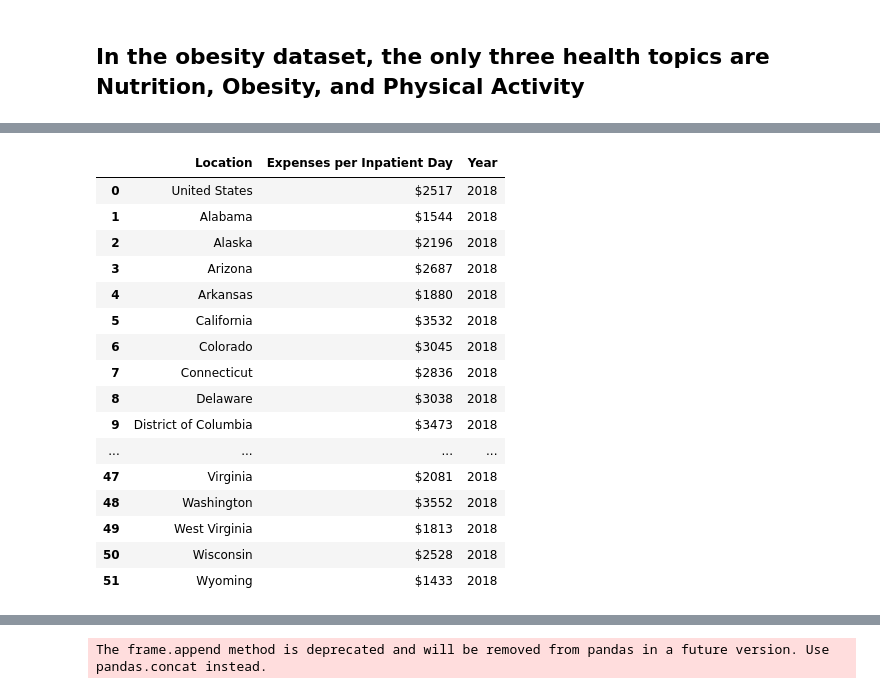
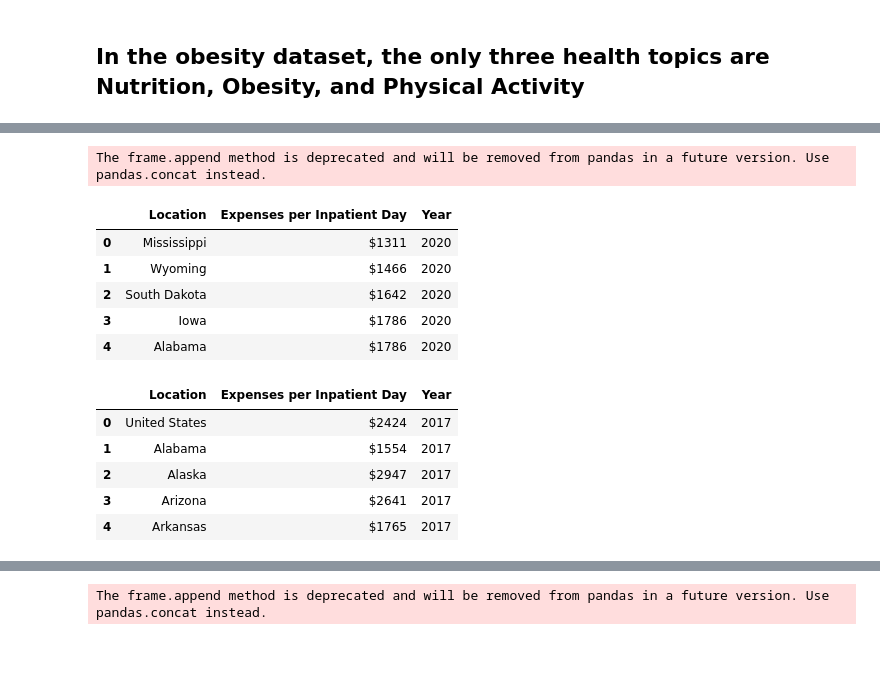
Before and after one commit to BartBachrach/Healthcare_Analysis, a Jupyter notebook: Analysis_Project/healthcare.ipynb, the cells around one changed output, grey strips where cells are left out. Cells and saved outputs as stored; diff of their text form; code cells hidden in the pictures; blank space fills up the shorter version.

```diff
--- a/Analysis_Project/healthcare.ipynb
+++ b/Analysis_Project/healthcare.ipynb
@@ -654,23 +651,23 @@ hcpid_2019_df
+# %%
+b = a.append(hcpid_2018_df)
+b.head()
+# %% [output]
+The frame.append method is deprecated and will be removed from pandas in a future version. Use pandas.concat instead.
+|  | Location | Expenses per Inpatient Day | Year |
+| 0 | Mississippi | $1311 | 2020 |
+| 1 | Wyoming | $1466 | 2020 |
+| 2 | South Dakota | $1642 | 2020 |
+| 3 | Iowa | $1786 | 2020 |
+| 4 | Alabama | $1786 | 2020 |
 # %%
-hcpid_2018 = pd.read_csv('/Users/adambachrach/Desktop/Tutoring_Activities/Analysis_Project/hospital_cost_per_inpatient_day_2018.csv')
-hcpid_2018_df = pd.DataFrame(hcpid_2018)
-hcpid_2018_df['Year'] = int(2018)
-hcpid_2018_df
+hcpid_2017 = pd.read_csv('/Users/adambachrach/Desktop/Healthcare_Analysis/Analysis_Project/hospital_cost_per_inpatient_day_2017.csv')
+hcpid_2017_df = pd.DataFrame(hcpid_2017)
+hcpid_2017_df['Year'] = int(2017)
+hcpid_2017_df.head()
 # %% [output]
 |  | Location | Expenses per Inpatient Day | Year |
-| 0 | United States | $2517 | 2018 |
-| 1 | Alabama | $1544 | 2018 |
-| 2 | Alaska | $2196 | 2018 |
-| 3 | Arizona | $2687 | 2018 |
-| 4 | Arkansas | $1880 | 2018 |
-| 5 | California | $3532 | 2018 |
-| 6 | Colorado | $3045 | 2018 |
-| 7 | Connecticut | $2836 | 2018 |
-| 8 | Delaware | $3038 | 2018 |
-| 9 | District of Columbia | $3473 | 2018 |
-| ... | ... | ... | ... |
-| 47 | Virginia | $2081 | 2018 |
-| 48 | Washington | $3552 | 2018 |
-| 49 | West Virginia | $1813 | 2018 |
-| 50 | Wisconsin | $2528 | 2018 |
-| 51 | Wyoming | $1433 | 2018 |
+| 0 | United States | $2424 | 2017 |
+| 1 | Alabama | $1554 | 2017 |
+| 2 | Alaska | $2947 | 2017 |
+| 3 | Arizona | $2641 | 2017 |
+| 4 | Arkansas | $1765 | 2017 |
```
Also changed, not shown: parts of 35 cells of this notebook, 12 other files.
